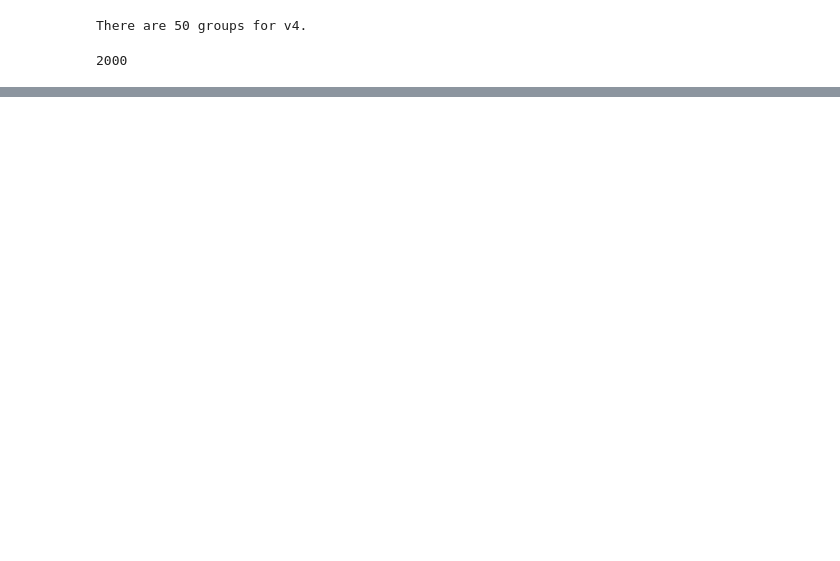
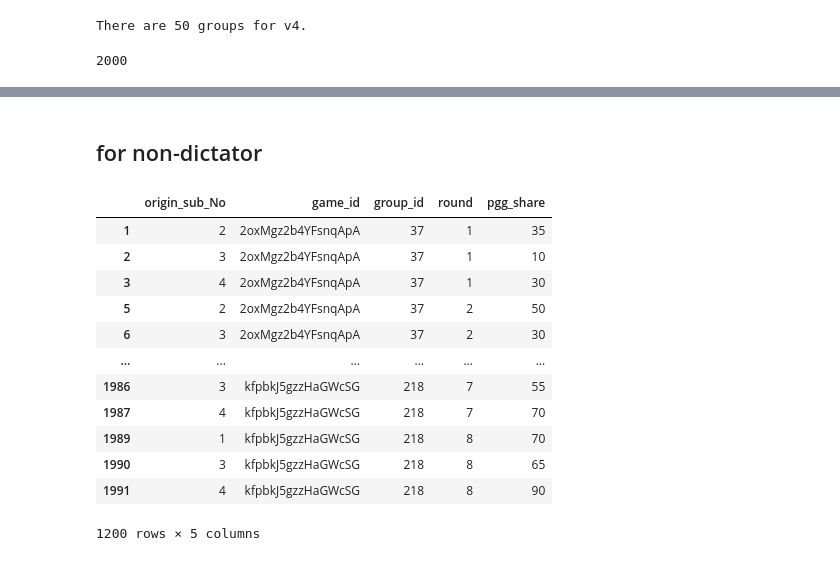
Before and after one commit to only18days/face_meteor_analysis, a Jupyter notebook: face_meteor_pilot_analysis_Chloe_v4.ipynb, the cells around one changed output, grey strips where cells are left out. Drawn from its saved outputs; the diff is of its cells as text; code cells hidden in the pictures; blank space fills up the shorter version.

```diff
--- a/face_meteor_pilot_analysis_Chloe_v4.ipynb
+++ b/face_meteor_pilot_analysis_Chloe_v4.ipynb
@@ -61,0 +80,27 @@ len(datall)
+# %% [markdown]
+## for non-dictator
+# %%
+# 寫出每一round的non-dictator的pgg_share。（總共有：8 rounds * 3 non-dictators * 50 groups = 1200）
+dat = df[df['dictator'] == 0]
+nondic_pgg = dat[["origin_sub_No","game_id","group_id","round","pgg_share"]]
+nondic_pgg
+# non_dic = df[df['dictator'] == 0]
+# mean_ND = np.mean(non_dic['pgg_score'])
+# sd_ND = np.std(non_dic['pgg_score'])
+# # print(len(non_dic))
+# print("The mean of all non-dictator is:", mean_ND)
+# print("The sd of all non-dictator is:", sd_ND)
+# %% [output]
+|  | origin_sub_No | game_id | group_id | round | pgg_share |
+| 1 | 2 | 2oxMgz2b4YFsnqApA | 37 | 1 | 35 |
+| 2 | 3 | 2oxMgz2b4YFsnqApA | 37 | 1 | 10 |
+| 3 | 4 | 2oxMgz2b4YFsnqApA | 37 | 1 | 30 |
+| 5 | 2 | 2oxMgz2b4YFsnqApA | 37 | 2 | 50 |
+| 6 | 3 | 2oxMgz2b4YFsnqApA | 37 | 2 | 30 |
+| ... | ... | ... | ... | ... | ... |
+| 1986 | 3 | kfpbkJ5gzzHaGWcSG | 218 | 7 | 55 |
+| 1987 | 4 | kfpbkJ5gzzHaGWcSG | 218 | 7 | 70 |
+| 1989 | 1 | kfpbkJ5gzzHaGWcSG | 218 | 8 | 70 |
+| 1990 | 3 | kfpbkJ5gzzHaGWcSG | 218 | 8 | 65 |
+| 1991 | 4 | kfpbkJ5gzzHaGWcSG | 218 | 8 | 90 |
+1200 rows × 5 columns
```
Also changed, not shown: parts of 34 cells of this notebook.
